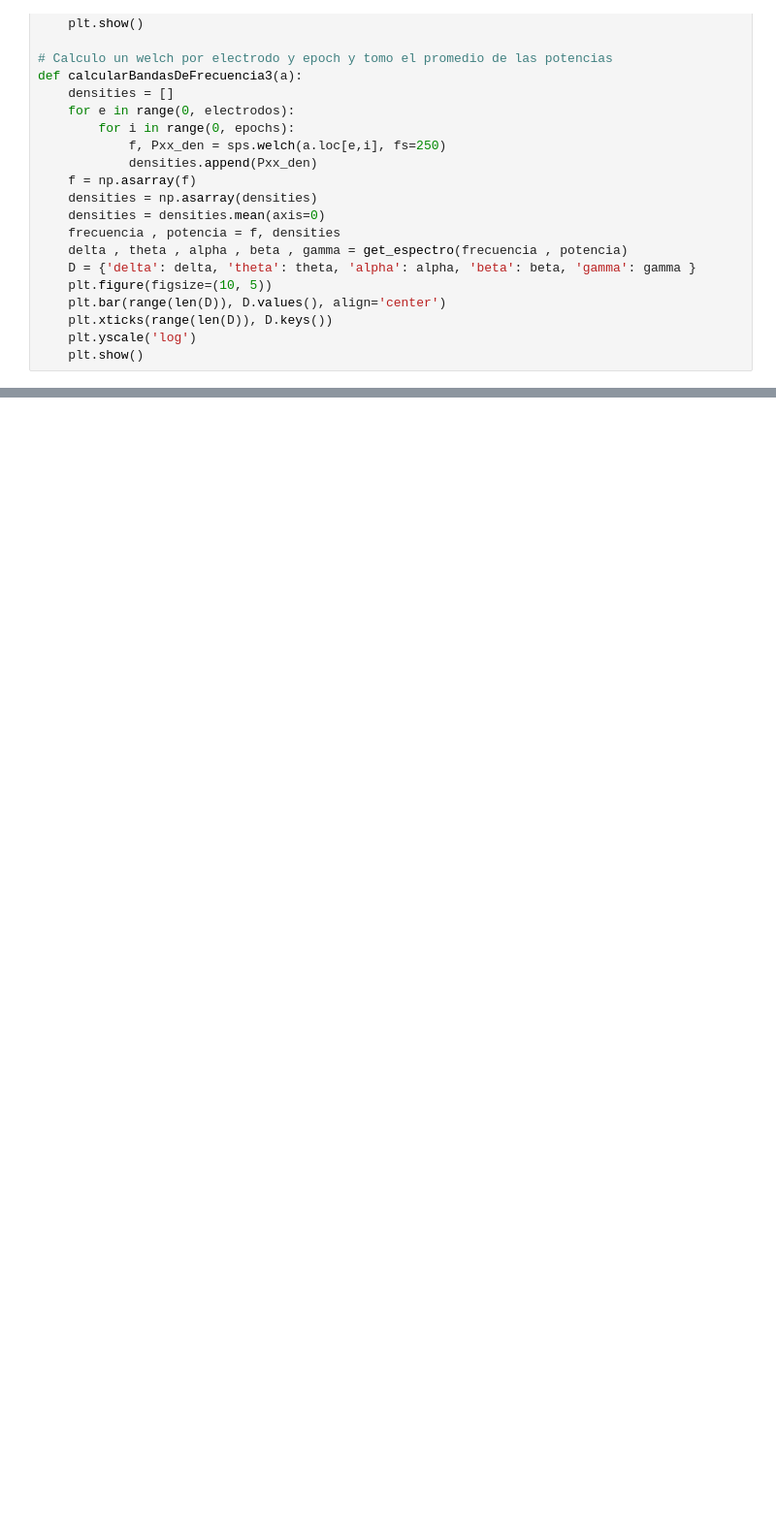
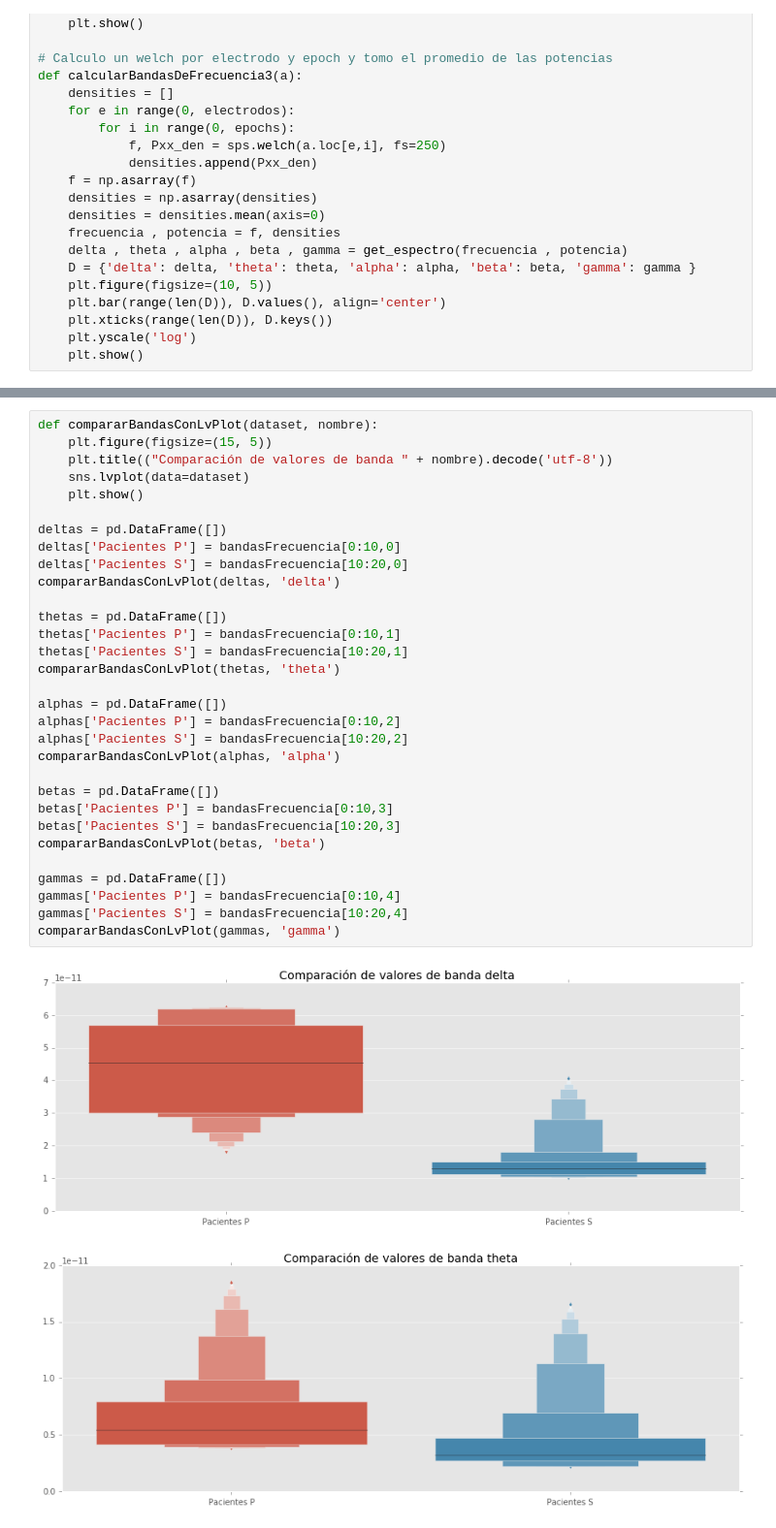
Before and after one commit to fedepatane/ciencia_datos_tp2, a Jupyter notebook: Informe TP2.ipynb, the cells around one changed output, grey strips where cells are left out. Shown at 97% size. Drawn from its saved outputs; the diff is of its cells as text; blank space fills up the shorter version.

```diff
--- a/Informe TP2.ipynb
+++ b/Informe TP2.ipynb
@@ -336,0 +337,34 @@ def normalizar(lista):
+# %%
+def compararBandasConLvPlot(dataset, nombre):
+    plt.figure(figsize=(15, 5))
+    plt.title(("Comparación de valores de banda " + nombre).decode('utf-8'))
+    sns.lvplot(data=dataset)
+    plt.show()
+
+deltas = pd.DataFrame([])
+deltas['Pacientes P'] = bandasFrecuencia[0:10,0]
+deltas['Pacientes S'] = bandasFrecuencia[10:20,0]
+compararBandasConLvPlot(deltas, 'delta')
+
+thetas = pd.DataFrame([])
+thetas['Pacientes P'] = bandasFrecuencia[0:10,1]
+thetas['Pacientes S'] = bandasFrecuencia[10:20,1]
+compararBandasConLvPlot(thetas, 'theta')
+
+alphas = pd.DataFrame([])
+alphas['Pacientes P'] = bandasFrecuencia[0:10,2]
+alphas['Pacientes S'] = bandasFrecuencia[10:20,2]
+compararBandasConLvPlot(alphas, 'alpha')
+
+betas = pd.DataFrame([])
+betas['Pacientes P'] = bandasFrecuencia[0:10,3]
+betas['Pacientes S'] = bandasFrecuencia[10:20,3]
+compararBandasConLvPlot(betas, 'beta')
+
+gammas = pd.DataFrame([])
+gammas['Pacientes P'] = bandasFrecuencia[0:10,4]
+gammas['Pacientes S'] = bandasFrecuencia[10:20,4]
+compararBandasConLvPlot(gammas, 'gamma')
+# %% [output]
+[figure, added]
+[figure, added]
```
Also changed, not shown: parts of 26 cells of this notebook.
